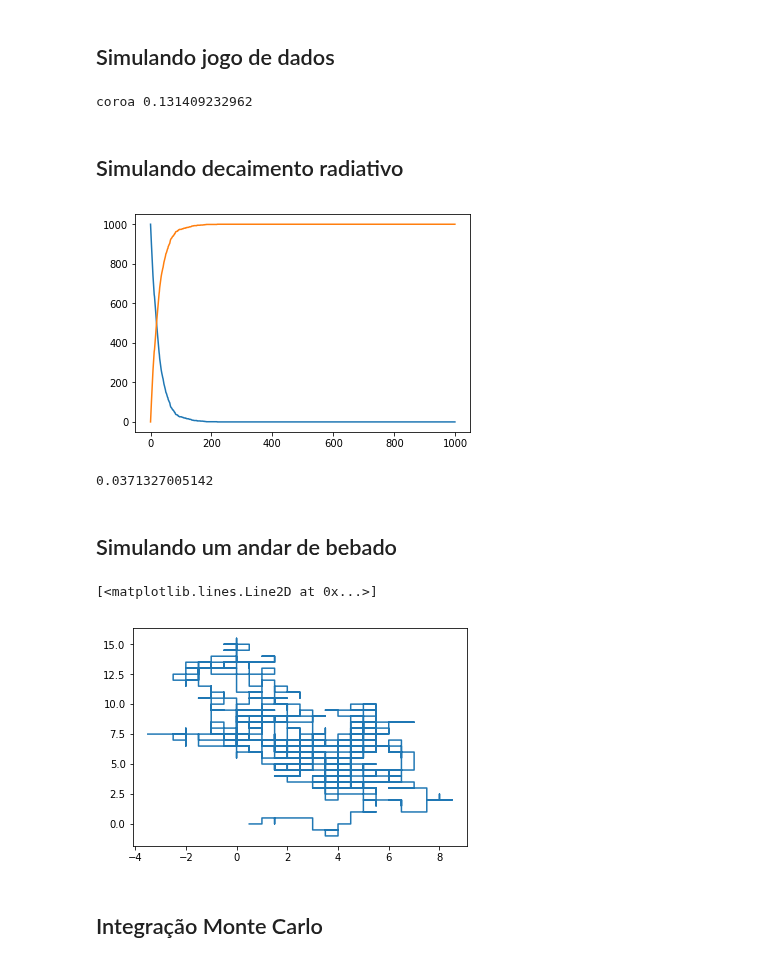
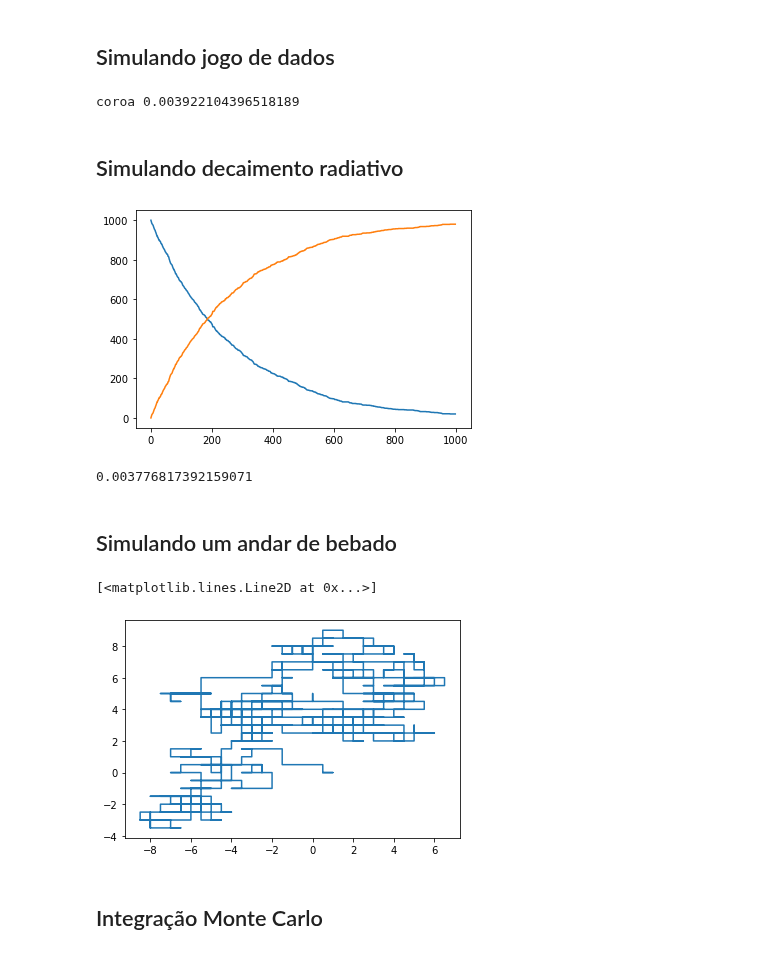
Before and after one commit to hektor-monteiro/python-notebooks, a Jupyter notebook: aula-12_Monte-carlo.ipynb, the cells around one changed output. Drawn from its saved outputs; the diff is of its cells as text; code cells hidden in the pictures.

```diff
--- a/aula-12_Monte-carlo.ipynb
+++ b/aula-12_Monte-carlo.ipynb
@@ -66,43 +40,43 @@ import numpy as np
 p = np.random.random()
 
 if p > 0.2:
-    print 'cara', p
+    print ('cara', p)
 else:
-    print 'coroa', p
+    print ('coroa', p)
 # %% [output]
-coroa 0.131409232962
+coroa 0.003922104396518189
 # %% [markdown]
 ## Simulando decaimento radiativo
 # %%
 NL1 = 1000
 NPb = 0
-tau = 3.053*60./10
+tau = 3.053*60.
 h = 1
 tmax = 1000
 
 p = 1 - 2**(-h/tau)
 
 tlist = np.arange(0.,tmax,h)
 Tl1list = []
 Pblist = []
 
 for t in tlist:
     Tl1list.append(NL1)
     Pblist.append(NPb)
     decay = 0
     for i in range(NL1):
         if np.random.random() < p:
             decay += 1
     NL1 -= decay
     NPb += decay
 
 plt.plot(tlist,Tl1list)
 plt.plot(tlist,Pblist)
 plt.show()
-print p
+print (p)
 # %% [output]
-[figure, old version]
+[figure, new version]
-0.0371327005142
+0.003776817392159071
 # %% [markdown]
 ## Simulando um andar de bebado
 # %%
@@ -146,7 +120,7 @@ posicao = np.array(posicao)
 plt.plot(posicao[:,0],posicao[:,1])
 # %% [output]
 [<matplotlib.lines.Line2D at 0x...>]
-[figure, old version]
+[figure, new version]
 # %% [markdown]
 ## Integração Monte Carlo
 # %%
```
Also changed, not shown: parts of 5 cells of this notebook, 1 other file.
